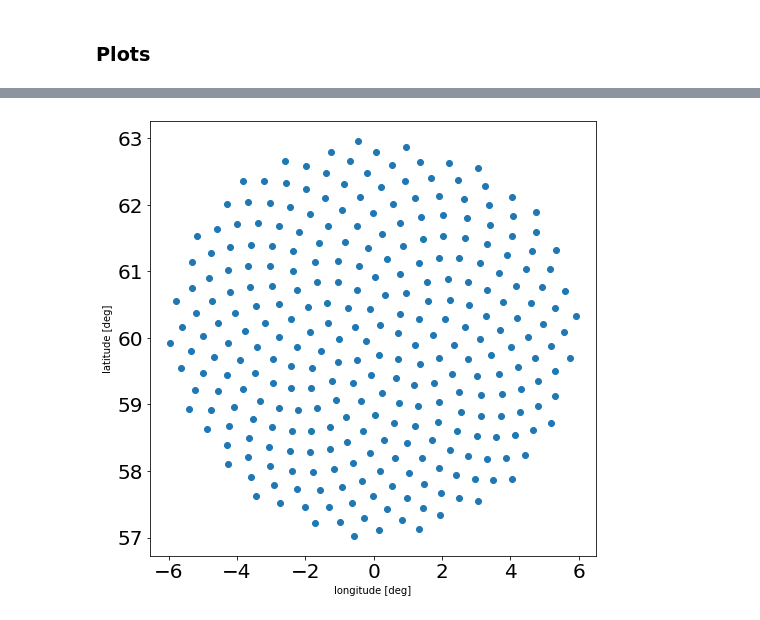
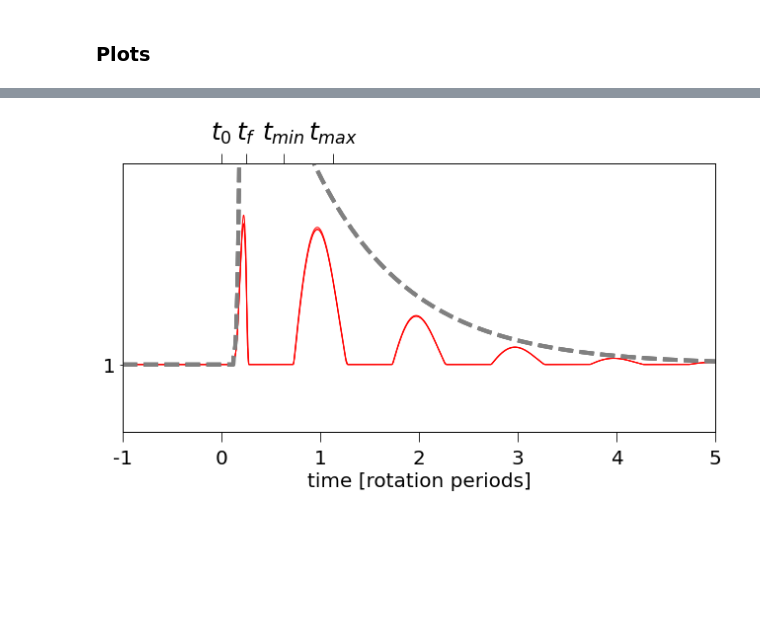
Before and after one commit to ekaterinailin/MalachiteMountains, a Jupyter notebook: analysis/notebooks/yy2_DDT_plots_model.ipynb, the cells around one changed output, grey strips where cells are left out. Saved outputs shown, nothing was run; the diff lists cells and outputs as text; code cells hidden in the pictures; blank space fills up the shorter version.

Commit message:
simulated flares

```diff
--- a/analysis/notebooks/yy2_DDT_plots_model.ipynb
+++ b/analysis/notebooks/yy2_DDT_plots_model.ipynb
@@ -31,15 +31,77 @@ from astropy.constants import R_sun
 # %% [markdown]
 ### Plots
 # %%
+#    flares.append( aflare(phi, i, 2.44, 5,))
+fig = plt.figure(figsize=(9,5.5))
+
+ax = fig.add_subplot(111)
+ax2 = ax.twiny()
 # plot a grid
+for r in [2,20,100]:
+    #latitudes, longitudes = dot_ensemble(np.pi/2-np.pi/8,np.pi/2-np.pi/10,4,num_pts=1e6)
+    latitudes, longitudes, pos = dot_ensemble_circular(5/180*np.pi,0,3,num_pts=r)
+    # plt.figure(figsize=(8,8))
+    # plt.scatter(longitudes/np.pi*180, latitudes/np.pi*180)
+    # #plt.scatter([180/2-180/10],[180/2-180/8],)
+    # plt.xlabel("longitude [deg]")
+    # plt.ylabel("latitude [deg]")
+    # #plt.savefig(f"{CWD}/analysis/plots/model/dot_ensemble.png",dpi=300)
+    # latitudes[:3]
 
-#latitudes, longitudes = dot_ensemble(np.pi/2-np.pi/8,np.pi/2-np.pi/10,4,num_pts=1e6)
-latitudes, longitudes, pos = dot_ensemble_circular(60/180*np.pi,0,3,num_pts=300)
-plt.figure(figsize=(8,8))
-plt.scatter(longitudes/np.pi*180, latitudes/np.pi*180)
-#plt.scatter([180/2-180/10],[180/2-180/8],)
-plt.xlabel("longitude [deg]")
-plt.ylabel("latitude [deg]")
-#plt.savefig(f"{CWD}/analysis/plots/model/dot_ensemble.png",dpi=300)
-latitudes[:3]
+    # Plot a model consisting of an ensemble of rotating flaring points on a sphere
+
+    I = 40 * np.pi / 180.
+    phi = np.linspace(-2*np.pi,14*np.pi,3000)
+    flares = []
+    #for i in np.linspace(2.5,3.5,20):
+
+
+
+    #set ticks
+    T=[1,2,3]
+    ax.set_yticks(T)
+
+    #set labels
+    labels=[1,2,3]
+    ax.set_yticklabels(labels)
+
+
+    #set ticks
+    T=[0,0.25,0.625,1.125]
+    ax2.set_xticks(T, )
+
+    #set labels
+    labels=[r"$t_0$",r"$t_f$", r"$t_{min}$",r"$t_{max}$"]
+    ax2.set_xticklabels(labels, fontsize=25)
+
+    #set ticks
+    T=[-1,0,1,2,3,4,5,]
+    ax.set_xticks(T, )
+
+    #set labels
+    labels=[-1,0,1,2,3,4,5]
+    ax.set_xticklabels(labels, fontsize=20)
+
+    phia,  a,  fwhm1, fwhm2 = np.pi*0.5, 2., .8, 1.7
+    flare = aflare_decoupled(phi, phia, (fwhm1,fwhm2), a )
+
+    lamb, onoff, m = lightcurve_model(phi, latitudes, longitudes, flare, I, phi0=0)
+
+    # for l,oo in zip(lamb,onoff):
+    #     plt.plot(phi/2/np.pi, l*oo*flare + 1, alpha=.1, c="grey")
+    #for f in flares:
+    #    lamb, onoff, m = model(phi, latitudes, longitudes, f, I)
+    #    plt.plot(phi/2/np.pi,m+1,c="k",linewidth=.1,)# label="model light curve")#,\naverage of individual\ngrid dots (in grey)")
+    plt.plot(phi/2/np.pi,m+1,c="r",linewidth=1, label="model light curve")#,\naverage of individual\ngrid dots (in grey)")
+
+    plt.plot(phi/2/np.pi,flare+1, label="underlying flare",c="grey",linestyle="dashed",linewidth=4)
+ax.set_xlabel("time [rotation periods]",fontsize=20)
+
+plt.ylabel("relative flux",fontsize=20)
+plt.xlim(-1,5)
+# plt.legend(fontsize=20, frameon=False)
+#plt.yscale("log")
+plt.tight_layout()
+plt.ylim(.9,1.3)
+#plt.savefig(f"{CWD}/analysis/plots/ddt/lightcurve_l70_i71_linear2.png",dpi=300);
 # %% [output]
@@ -47 +109 @@ array([1.0464188 , 1.05051848, 1.04260257])
-[figure, old version]
+[figure, new version]
```
Also changed, not shown: parts of 3 cells of this notebook, 2 other files.
